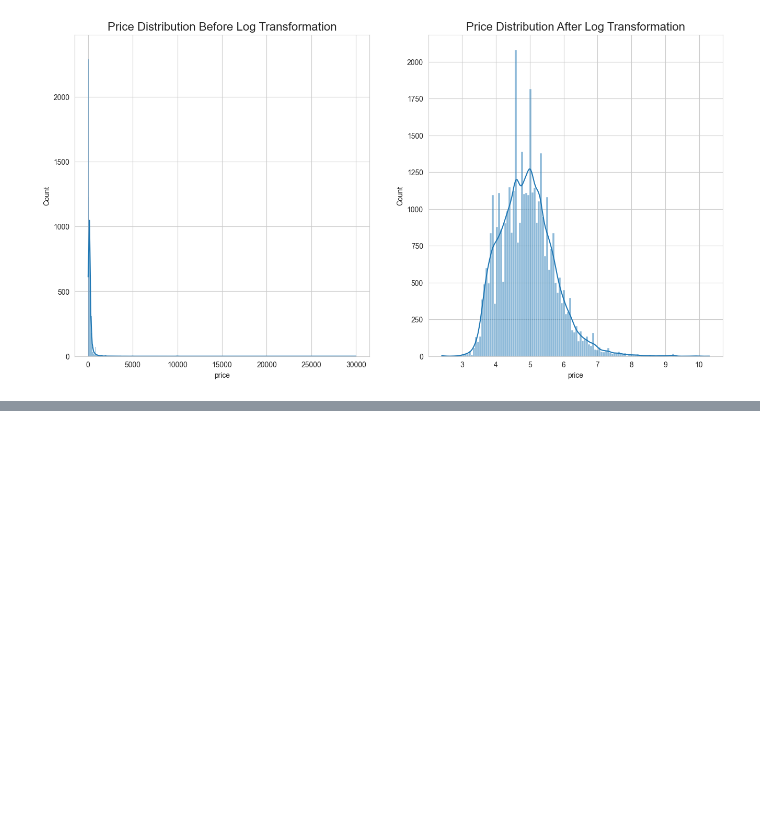
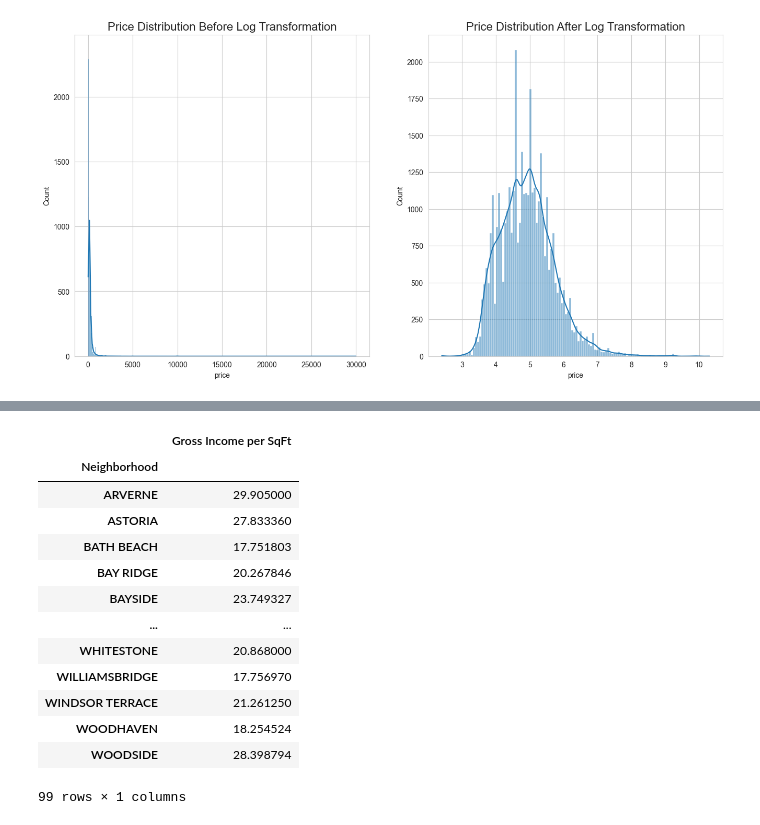
Before and after one commit to colorpool/FinalPro_NYCAirbnb, a Jupyter notebook: Airbnb_2023_11.ipynb, the cells around one changed output, grey strips where cells are left out. Cells and saved outputs as stored; diff of their text form; code cells hidden in the pictures; blank space fills up the shorter version.

```diff
--- a/Airbnb_2023_11.ipynb
+++ b/Airbnb_2023_11.ipynb
@@ -371,0 +448,21 @@ plt.savefig('Price_map.svg', bbox_inches='tight')
+# %%
+airbnb_neighbor_price.index = airbnb_neighbor_price.index.str.upper()
+# %%
+filtered_Rental_grossIncome = Rental_grossIncome[Rental_grossIncome.index.isin(airbnb_neighbor_price.index)]
+# %%
+filtered_Rental_grossIncome
+# %% [output]
+|  | Gross Income per SqFt |
+| Neighborhood |  |
+| ARVERNE | 29.905000 |
+| ASTORIA | 27.833360 |
+| BATH BEACH | 17.751803 |
+| BAY RIDGE | 20.267846 |
+| BAYSIDE | 23.749327 |
+| ... | ... |
+| WHITESTONE | 20.868000 |
+| WILLIAMSBRIDGE | 17.756970 |
+| WINDSOR TERRACE | 21.261250 |
+| WOODHAVEN | 18.254524 |
+| WOODSIDE | 28.398794 |
+99 rows × 1 columns
```
Also changed, not shown: parts of 12 cells of this notebook.
